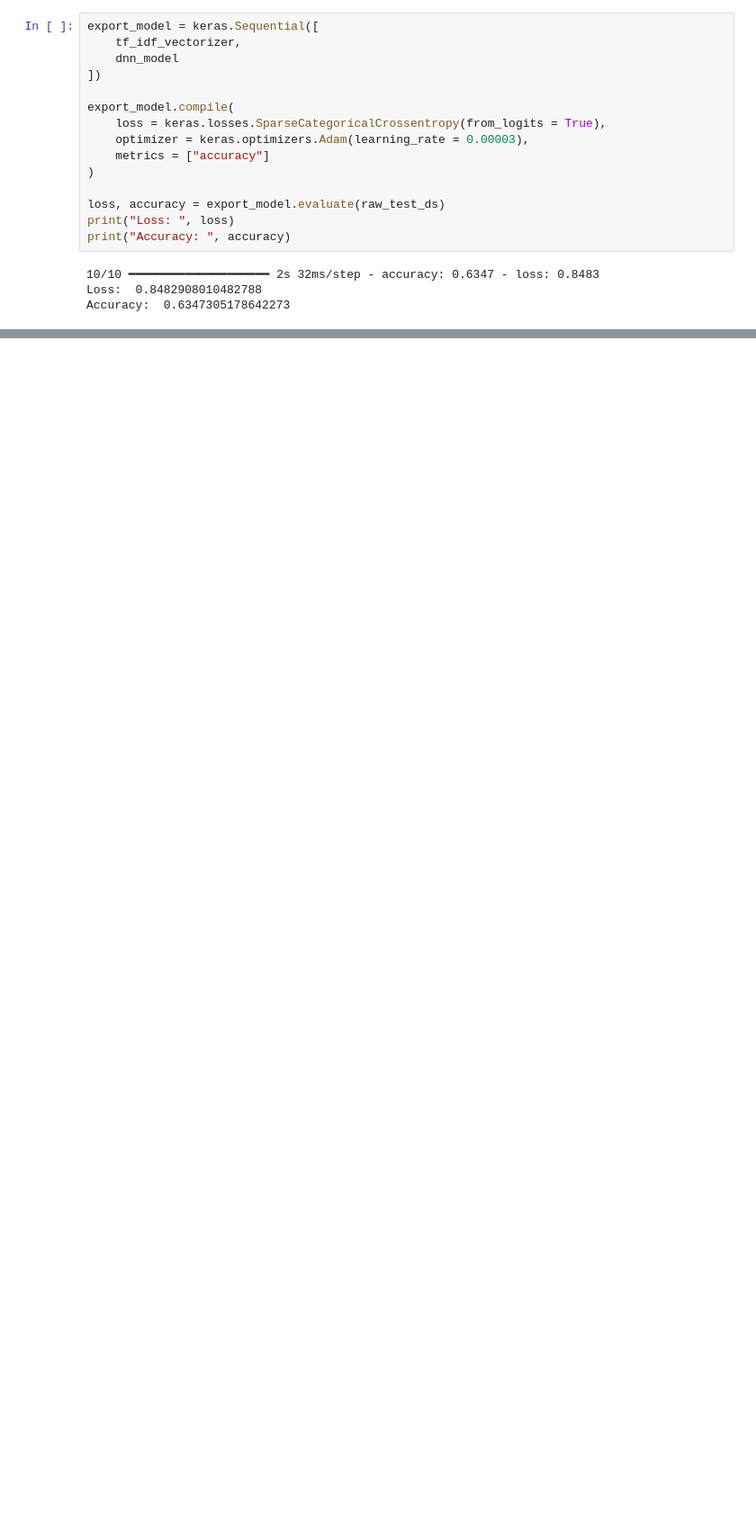
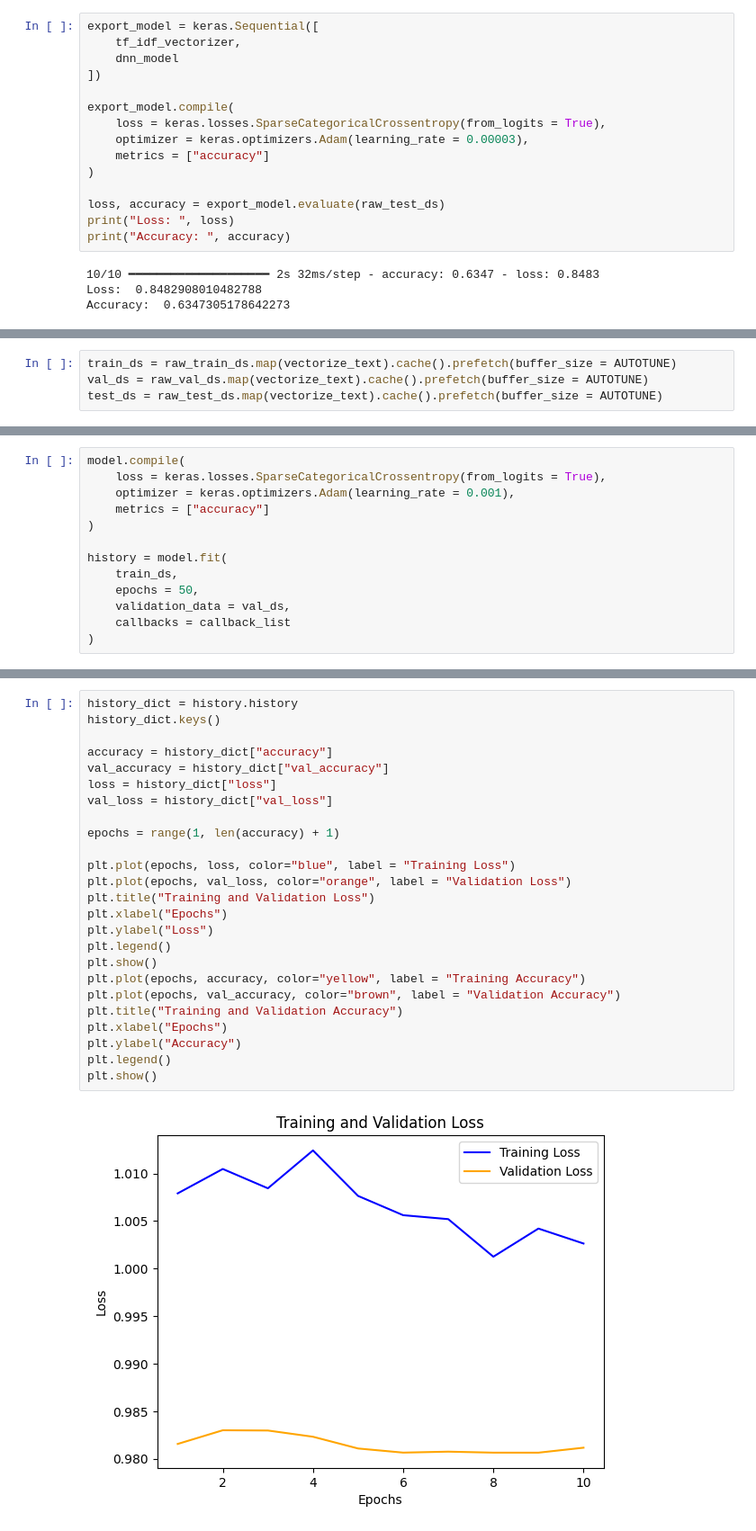
Before and after one commit to ganeshteli/sentiment-analysis-with-neural-networks, a Jupyter notebook: app.ipynb, the cells around one changed output, grey strips where cells are left out. Shown at 90% size. Cells and saved outputs as stored; diff of their text form; blank space fills up the shorter version.

```diff
--- a/app.ipynb
+++ b/app.ipynb
@@ -590,0 +608,4 @@ Accuracy:  0.6347305178642273
+# %%
+train_ds = raw_train_ds.map(vectorize_text).cache().prefetch(buffer_size = AUTOTUNE)
+val_ds = raw_val_ds.map(vectorize_text).cache().prefetch(buffer_size = AUTOTUNE)
+test_ds = raw_test_ds.map(vectorize_text).cache().prefetch(buffer_size = AUTOTUNE)
@@ -590,0 +666,13 @@ Accuracy:  0.6347305178642273
+# %%
+model.compile(
+    loss = keras.losses.SparseCategoricalCrossentropy(from_logits = True),
+    optimizer = keras.optimizers.Adam(learning_rate = 0.001),
+    metrics = ["accuracy"]
+)
+
+history = model.fit(
+    train_ds,
+    epochs = 50,
+    validation_data = val_ds,
+    callbacks = callback_list
+)
@@ -590,0 +708,27 @@ Accuracy:  0.6347305178642273
+# %%
+history_dict = history.history
+history_dict.keys()
+
+accuracy = history_dict["accuracy"]
+val_accuracy = history_dict["val_accuracy"]
+loss = history_dict["loss"]
+val_loss = history_dict["val_loss"]
+
+epochs = range(1, len(accuracy) + 1)
+
+plt.plot(epochs, loss, color="blue", label = "Training Loss")
+plt.plot(epochs, val_loss, color="orange", label = "Validation Loss")
+plt.title("Training and Validation Loss")
+plt.xlabel("Epochs")
+plt.ylabel("Loss")
+plt.legend()
+plt.show()
+plt.plot(epochs, accuracy, color="yellow", label = "Training Accuracy")
+plt.plot(epochs, val_accuracy, color="brown", label = "Validation Accuracy")
+plt.title("Training and Validation Accuracy")
+plt.xlabel("Epochs")
+plt.ylabel("Accuracy")
+plt.legend()
+plt.show()
+# %% [output]
+[figure, added]
```
Also changed, not shown: parts of 8 cells of this notebook.
